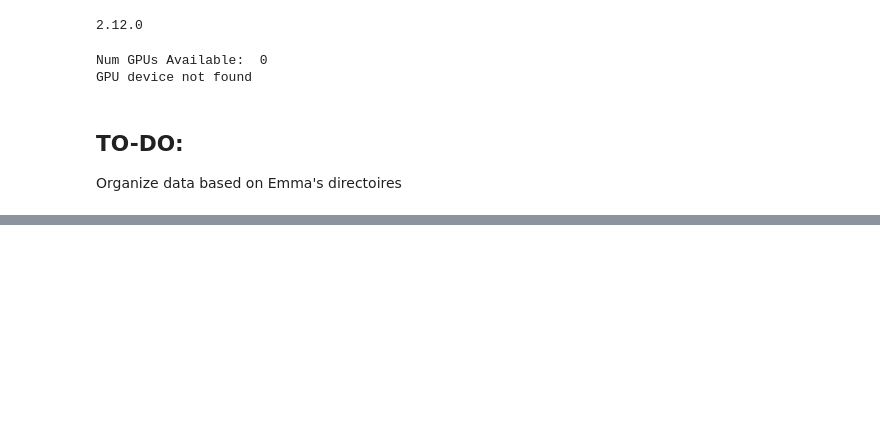
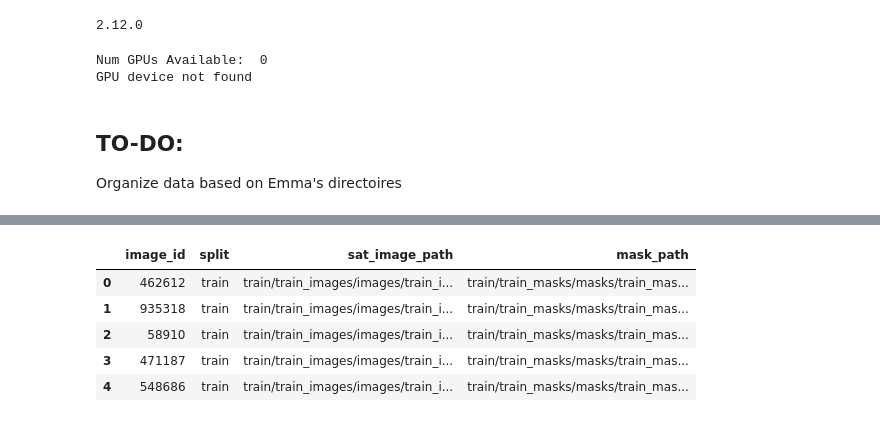
Before and after one commit to egarcibo14/AP_CNN_FinalProject, a Jupyter notebook: ADAPTED_Land_Cover_Segmentation.ipynb, the cells around one changed output, grey strips where cells are left out. Saved outputs shown, nothing was run; the diff lists cells and outputs as text; code cells hidden in the pictures; blank space fills up the shorter version.

Commit message:
update  paths

```diff
--- a/ADAPTED_Land_Cover_Segmentation.ipynb
+++ b/ADAPTED_Land_Cover_Segmentation.ipynb
@@ -137,7 +168,9 @@ meta_df['split'] = meta_df['split'].str.replace('valid', 'test')
 # Create divides for train, test, val
 train_df = meta_df[meta_df['split'] == 'train']
 
-train_num_samples = round(len(train_df)*0.9)
+#### Here we can change the variable *0.9 for a one that the user can change
+###########Christina
+train_num_samples = round(len(train_df)*0.75)
 val_num_samples = len(train_df) - train_num_samples
 # %%
 #shuffle all rows of DataFrame
@@ -145,0 +188,3 @@ train_df.head()
+# %%
+train_df['split'].iloc[:train_num_samples] = 'train'
+train_df['split'].iloc[train_num_samples:] = 'valid'
@@ -145,0 +200,15 @@ train_df.head()
+# %%
+non_train_df = meta_df[meta_df['split'] != 'train']
+
+train_df['sat_image_path'] = train_df['sat_image_path'].str.replace('train/', 'train/train_images/images/')
+train_df['mask_path'] = train_df['mask_path'].str.replace('train/', 'train/train_masks/masks/')
+
+meta_df = pd.concat([train_df, non_train_df], axis=0)
+meta_df.head()
+# %% [output]
+|  | image_id | split | sat_image_path | mask_path |
+| 0 | 462612 | train | train/train_images/images/train_i... | train/train_masks/masks/train_mas... |
+| 1 | 935318 | train | train/train_images/images/train_i... | train/train_masks/masks/train_mas... |
+| 2 | 58910 | train | train/train_images/images/train_i... | train/train_masks/masks/train_mas... |
+| 3 | 471187 | train | train/train_images/images/train_i... | train/train_masks/masks/train_mas... |
+| 4 | 548686 | train | train/train_images/images/train_i... | train/train_masks/masks/train_mas... |
```
Also changed, not shown: parts of 22 cells of this notebook.
